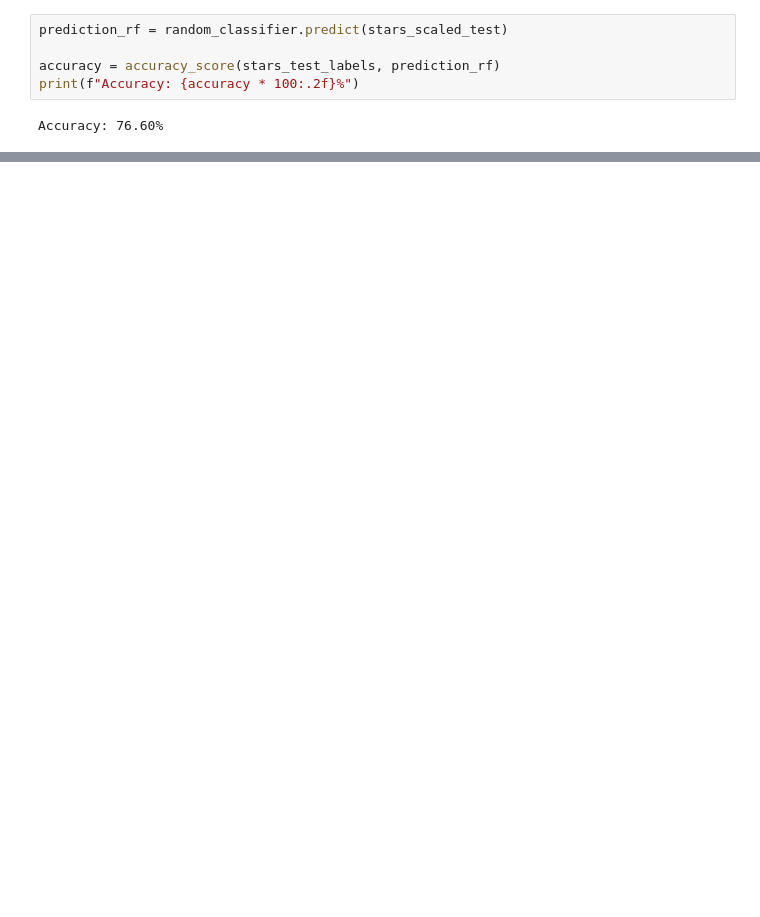
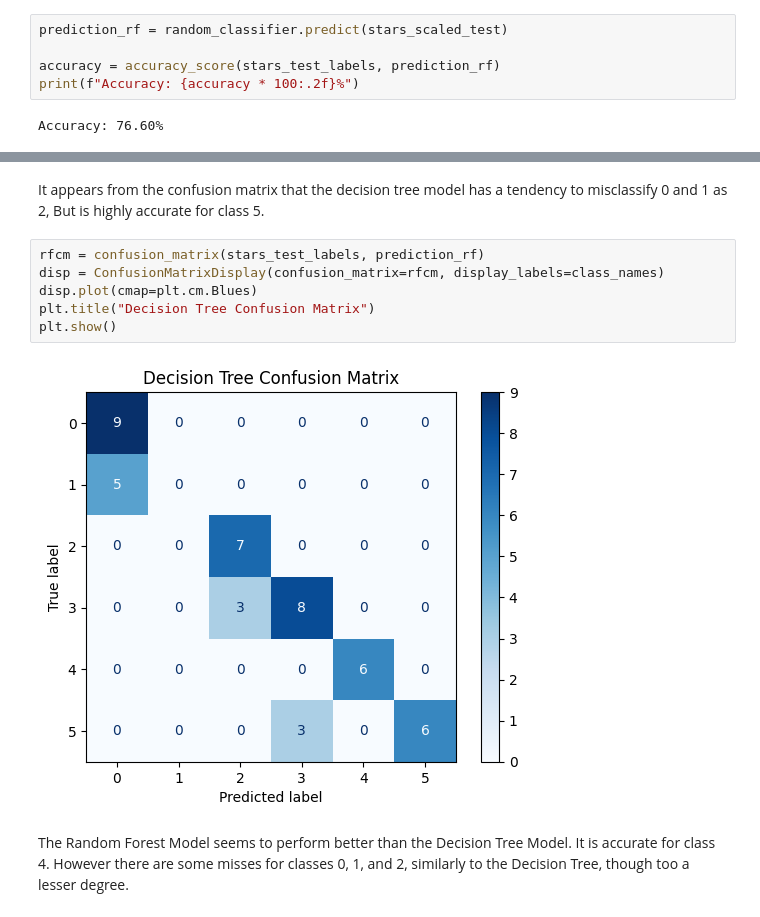
Before and after one commit to brigbrog/Star-Classifier, a Jupyter notebook: star_classifier_final.ipynb, the cells around one changed output, grey strips where cells are left out. Drawn from its saved outputs; the diff is of its cells as text; blank space fills up the shorter version.

```diff
--- a/star_classifier_final.ipynb
+++ b/star_classifier_final.ipynb
@@ -478,0 +502,12 @@ Accuracy: 76.60%
+# %% [markdown]
+It appears from the confusion matrix that the decision tree model has a tendency to misclassify 0 and 1 as 2, But is highly accurate for class 5.
+# %%
+rfcm = confusion_matrix(stars_test_labels, prediction_rf)
+disp = ConfusionMatrixDisplay(confusion_matrix=rfcm, display_labels=class_names)
+disp.plot(cmap=plt.cm.Blues)
+plt.title("Decision Tree Confusion Matrix")
+plt.show()
+# %% [output]
+[figure, added]
+# %% [markdown]
+The Random Forest Model seems to perform better than the Decision Tree Model. It is accurate for class 4. However there are some misses for classes 0, 1, and 2, similarly to the Decision Tree, though too a lesser degree.
```
Also changed, not shown: parts of 14 cells of this notebook.
